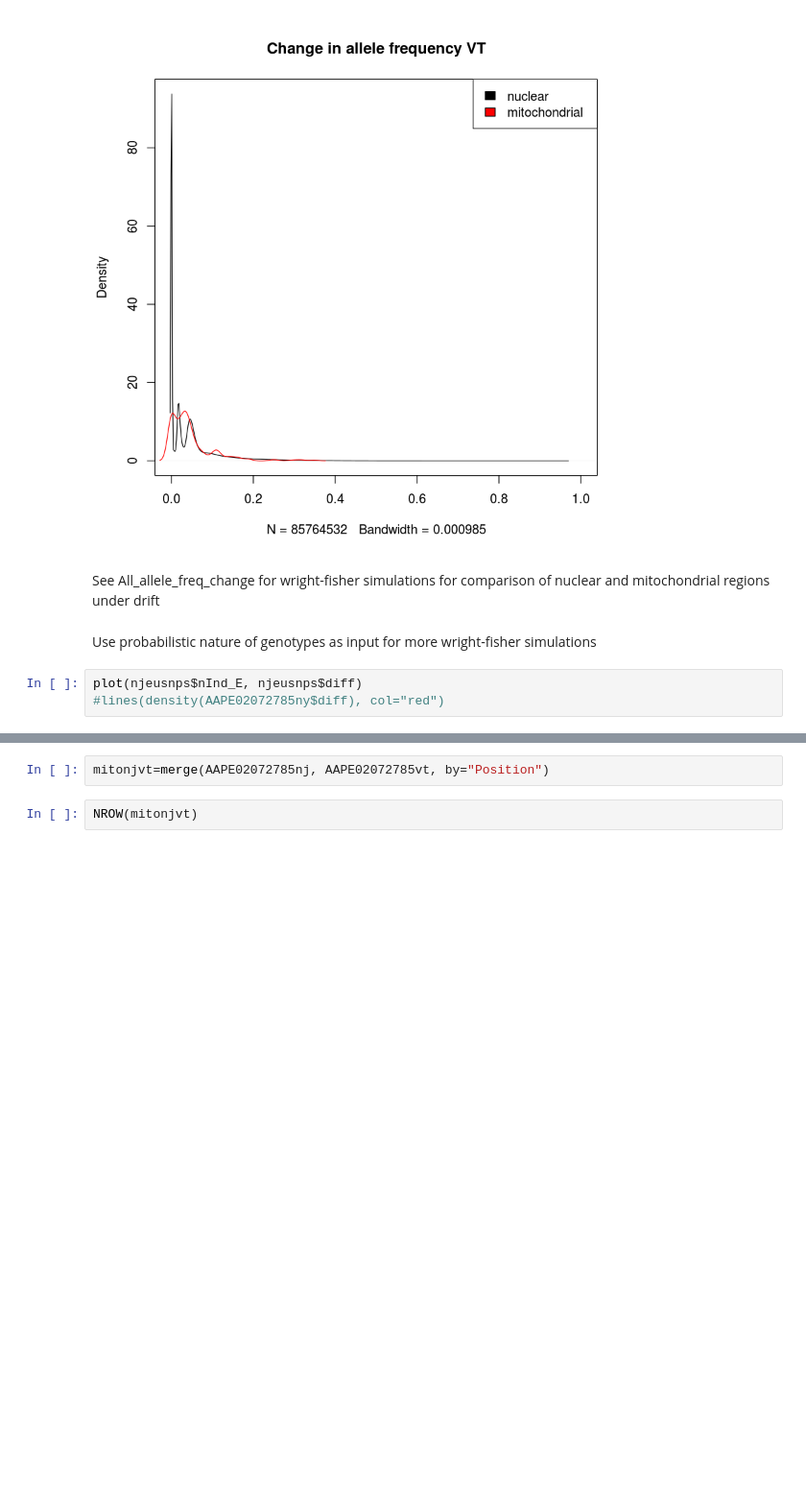
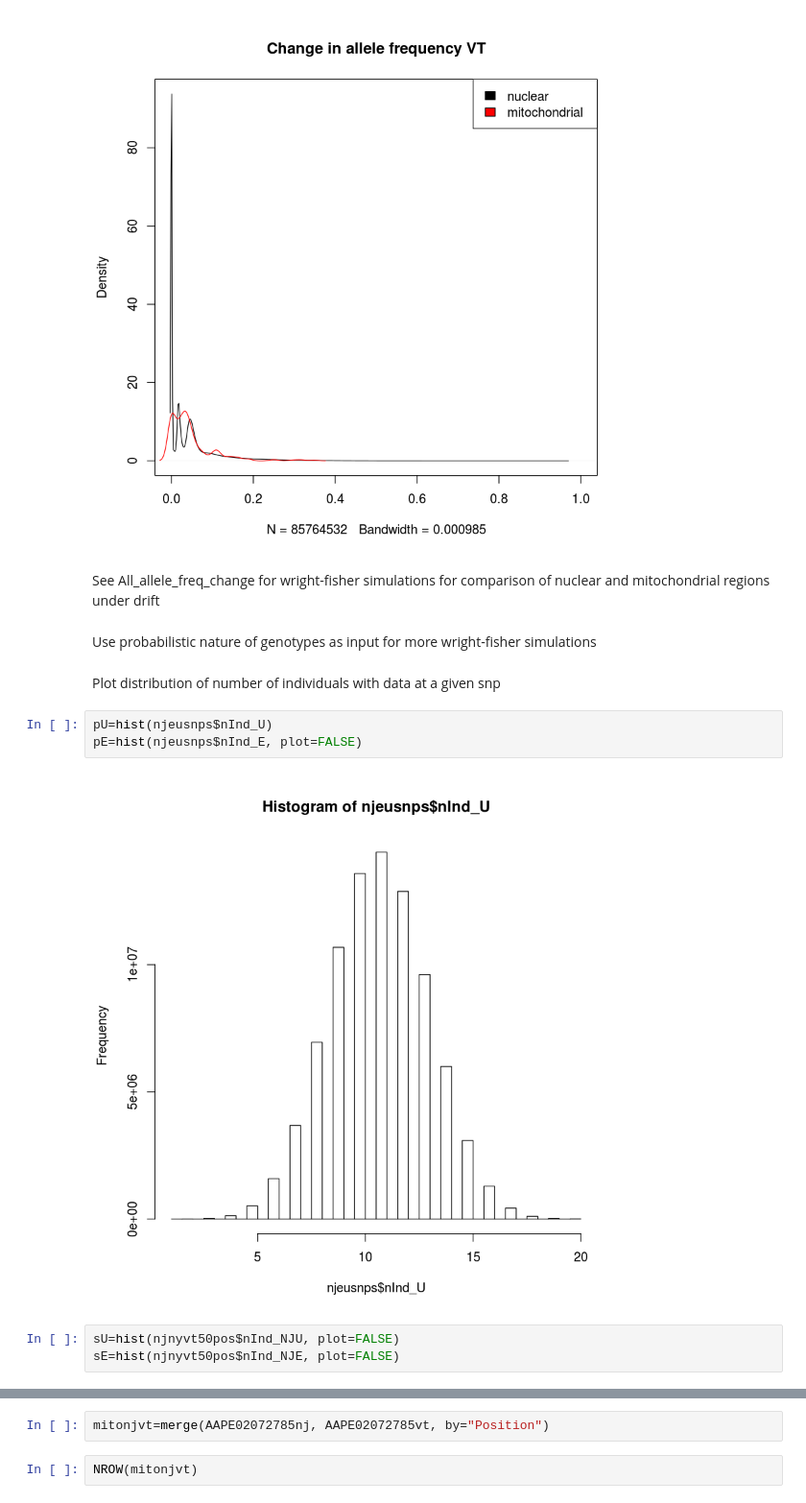
Before and after one commit to sagw/WNS_WGS, a Jupyter notebook: Notebooks/Angsd_all_SNP_graphs.ipynb, the cells around one changed output, grey strips where cells are left out. Shown at 96% size. Cells and saved outputs as stored; diff of their text form; blank space fills up the shorter version.

```diff
--- a/Notebooks/Angsd_all_SNP_graphs.ipynb
+++ b/Notebooks/Angsd_all_SNP_graphs.ipynb
@@ -136,6 +136,13 @@ legend("topright", c("nuclear", "mitochondrial"), fill=c("black", "red"))
 See All_allele_freq_change for wright-fisher simulations for comparison of nuclear and mitochondrial regions under drift
 # %% [markdown]
 Use probabilistic nature of genotypes as input for more wright-fisher simulations
-# %%
-plot(njeusnps$nInd_E, njeusnps$diff)
-#lines(density(AAPE02072785ny$diff), col="red")
+# %% [markdown]
+Plot distribution of number of individuals with data at a given snp
+# %%
+pU=hist(njeusnps$nInd_U)
+pE=hist(njeusnps$nInd_E, plot=FALSE)
+# %% [output]
+[figure, added]
+# %%
+sU=hist(njnyvt50pos$nInd_NJU, plot=FALSE)
+sE=hist(njnyvt50pos$nInd_NJE, plot=FALSE)
```
Also changed, not shown: parts of 9 cells of this notebook, 2 other files.
